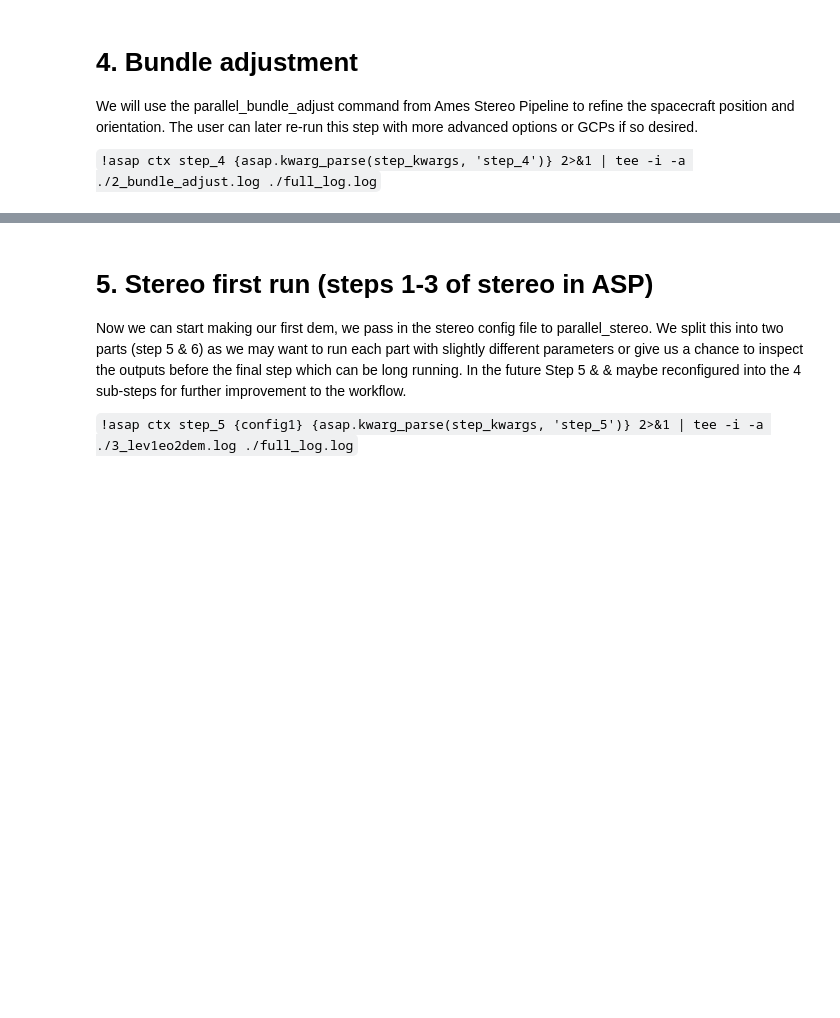
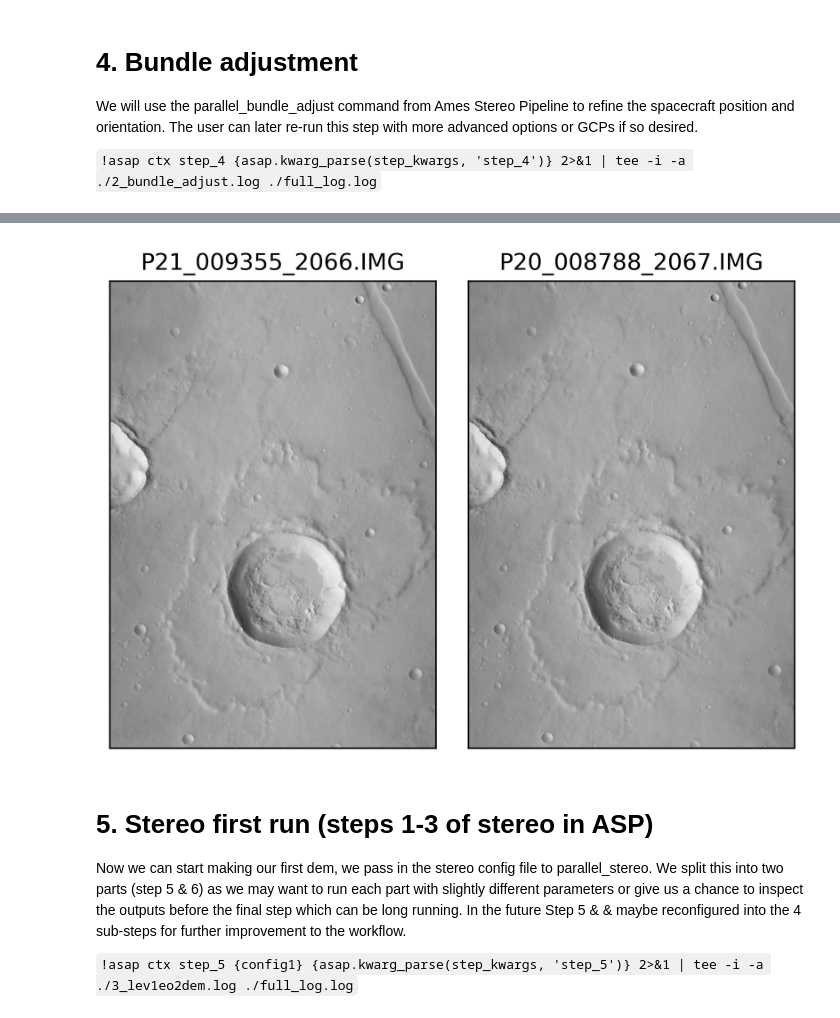
Before and after one commit to BobbyGoop/pyameslib, a Jupyter notebook: notebooks/ctx_workflow.ipynb, the cells around one changed output, grey strips where cells are left out. Drawn from its saved outputs; the diff is of its cells as text; code cells hidden in the pictures; blank space fills up the shorter version.

```diff
--- a/notebooks/ctx_workflow.ipynb
+++ b/notebooks/ctx_workflow.ipynb
@@ -139,20 +141,0 @@ Input file size is 5056, 7168
-# %%
-import matplotlib.pyplot as plt
-import rasterio
-
-fig, (ax1, ax2) = plt.subplots(1, 2, figsize=(12, 6))
-fig.tight_layout()
-
-with rasterio.open(f'{left_stem}.tif', 'r') as src:
-    img = ax1.imshow(src.read(1), cmap='gray')
-    ax1.set_xticks([])  # Remove x-axis ticks
-    ax1.set_yticks([])
-    ax1.set_title('Left image')
-
-with rasterio.open(f'{right_stem}.tif', 'r') as src:
-    img = ax2.imshow(src.read(1), cmap='gray')
-    ax2.set_xticks([])  # Remove x-axis ticks
-    ax2.set_yticks([])
-    ax2.set_title('Right image')
-
-plt.show()
@@ -442,3 +335,29 @@ KeyError: 'CTX'
+# %%
+# Show matplotlib previews
+import matplotlib.pyplot as plt
+import rasterio
+import numpy as np
+
+fig, (ax1, ax2) = plt.subplots(1, 2, dpi=400)
+
+with rasterio.open(f'{left_stem}.tif', 'r') as src:
+    data = src.read(1)
+    img1 = ax1.imshow(src.read(1), cmap='gray', vmin=np.min(data), vmax=np.max(data))
+    ax1.set_xticks([])  # Remove x-axis ticks
+    ax1.set_yticks([])
+    ax1.set_title(f'{left}.IMG')
+
+with rasterio.open(f'{right_stem}.tif', 'r') as src:
+    data = src.read(1)
+    img2 = ax2.imshow(data, cmap='gray', vmin=np.min(data), vmax=np.max(data))
+    ax2.set_xticks([])  # Remove x-axis ticks
+    ax2.set_yticks([])
+    ax2.set_title(f'{right}.IMG')
+
+fig.subplots_adjust(wspace=0.1)
+plt.show()
+# %% [output]
+[figure, added]
 # %% [markdown]
 # 5. Stereo first run (steps 1-3 of stereo in ASP)
 
```
Also changed, not shown: parts of 49 cells of this notebook, 5 other files.
